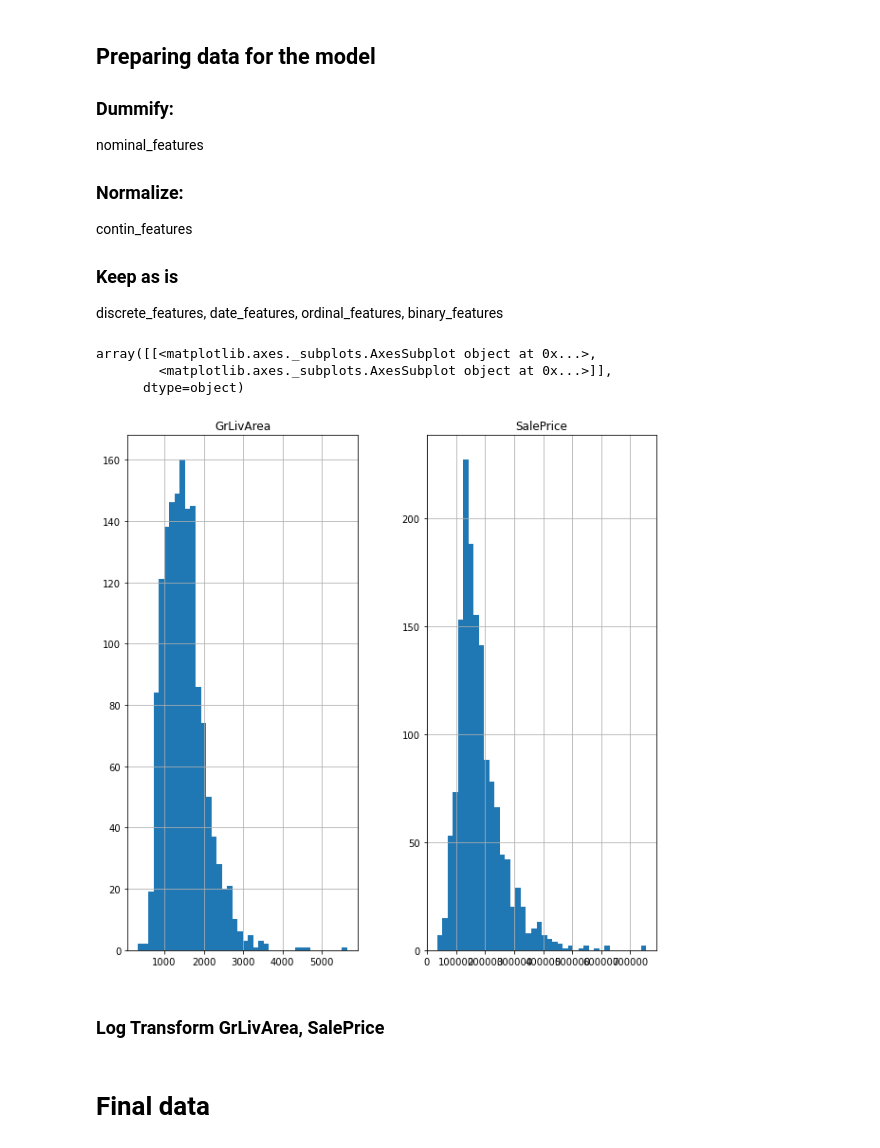
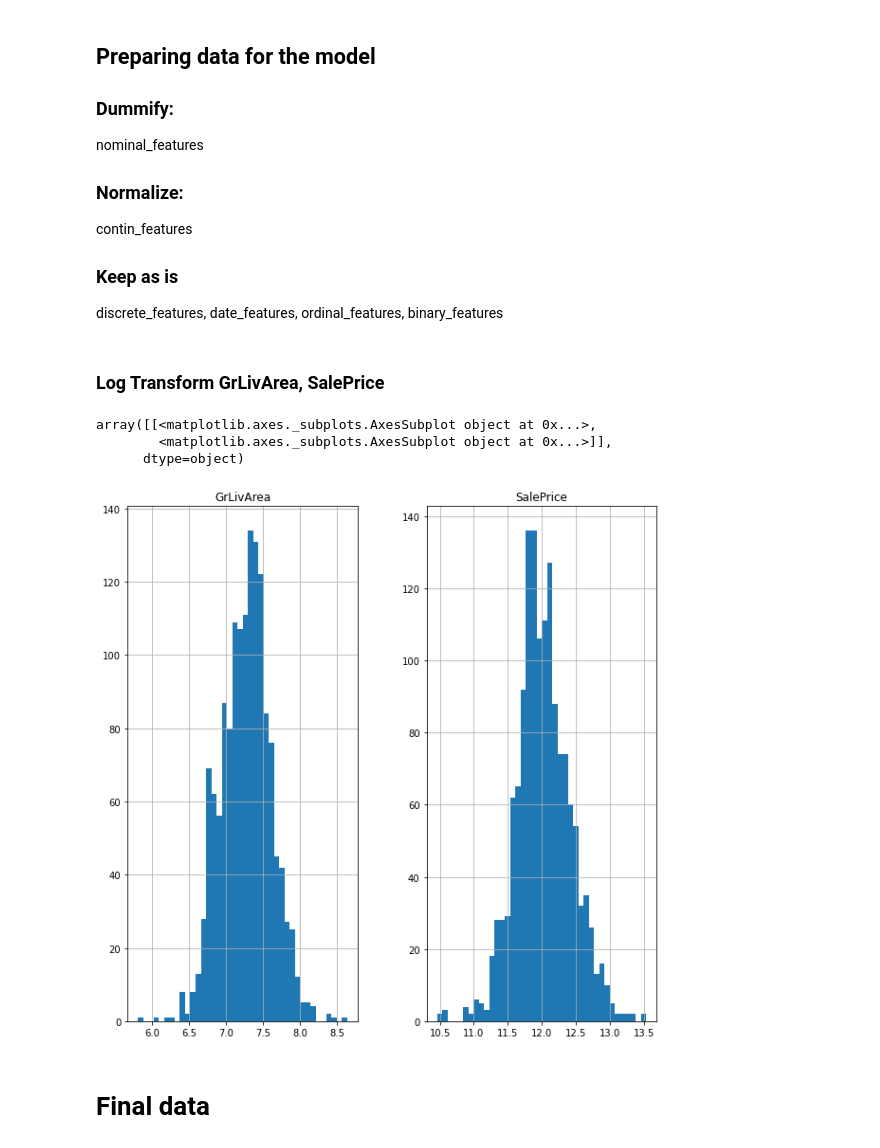
Before and after one commit to evgeniya-engel/ameshousing, a Jupyter notebook: Jane/data_pipeline.ipynb, the cells around one changed output. Drawn from its saved outputs; the diff is of its cells as text; code cells hidden in the pictures.

```diff
--- a/Jane/data_pipeline.ipynb
+++ b/Jane/data_pipeline.ipynb
@@ -246,14 +239,6 @@ discrete_features,
 date_features,
 ordinal_features,
 binary_features
-# %%
-df[contin_features].hist(bins = 40, figsize = (10, 10))
-# contin_features
-# %% [output]
-array([[<matplotlib.axes._subplots.AxesSubplot object at 0x...>,
-        <matplotlib.axes._subplots.AxesSubplot object at 0x...>]],
-      dtype=object)
-[figure, removed]
 # %% [markdown]
 ### Log Transform GrLivArea, SalePrice
 # %%
@@ -265,2 +247,10 @@ df['SalePrice'] = df['SalePrice'].apply(lambda x: np.log(x))
+# %%
+df[['GrLivArea', 'SalePrice']].hist(bins = 40, figsize = (10, 10))
+# contin_features
+# %% [output]
+array([[<matplotlib.axes._subplots.AxesSubplot object at 0x...>,
+        <matplotlib.axes._subplots.AxesSubplot object at 0x...>]],
+      dtype=object)
+[figure, added]
 # %%
 nominal_dummies = df[nominal_features]
```
Also changed, not shown: parts of 17 cells of this notebook.
